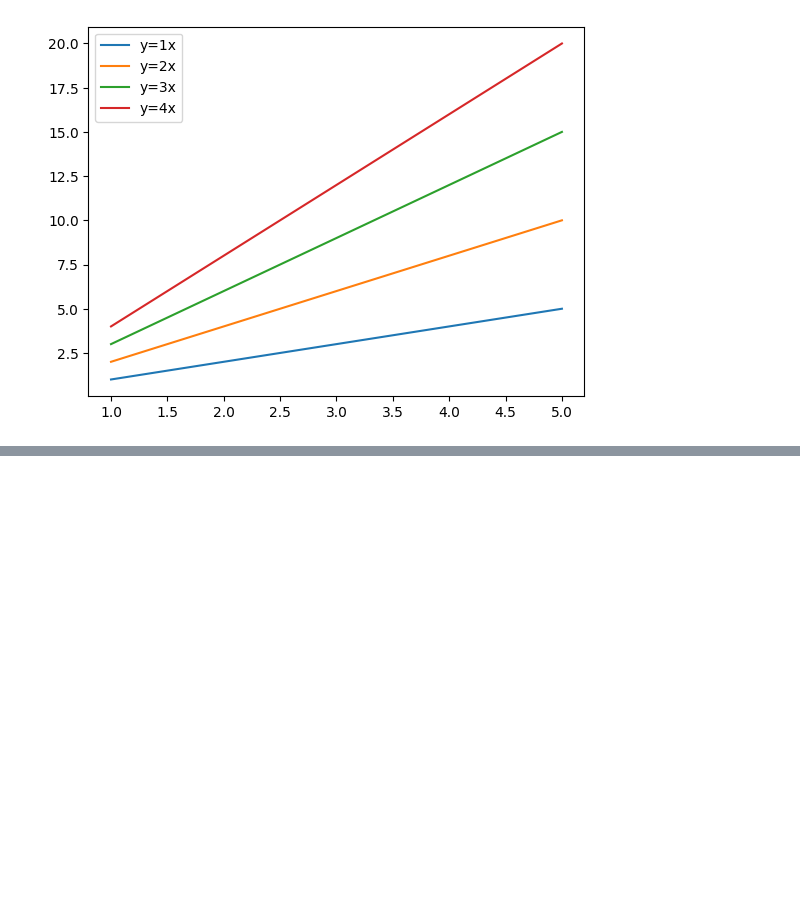
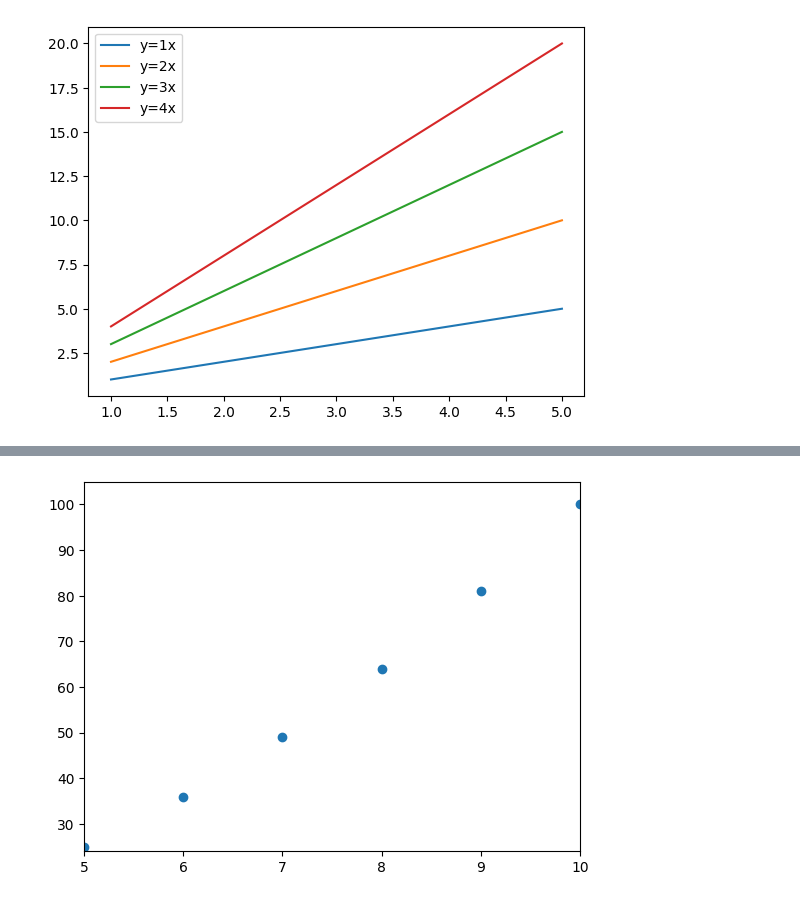
Before and after one commit to Shahd628/DSA201_2025_2026_FALL, a Jupyter notebook: Week03/Lecture/matplotlib.ipynb, the cells around one changed output, grey strips where cells are left out. Cells and saved outputs as stored; diff of their text form; code cells hidden in the pictures; blank space fills up the shorter version.

```diff
--- a/Week03/Lecture/matplotlib.ipynb
+++ b/Week03/Lecture/matplotlib.ipynb
@@ -95,0 +108,14 @@ plt.show()
+# %%
+x_values = []
+y_values = []
+
+for i in range(1, 101):
+    x_values.append(i)
+    y_values.append(i**2)
+
+plt.scatter(x_values, y_values)
+plt.xlim(5, 10)
+plt.ylim(24, 105)
+plt.show()
+# %% [output]
+[figure, added]
```
Also changed, not shown: parts of 4 cells of this notebook, 1 other file.
